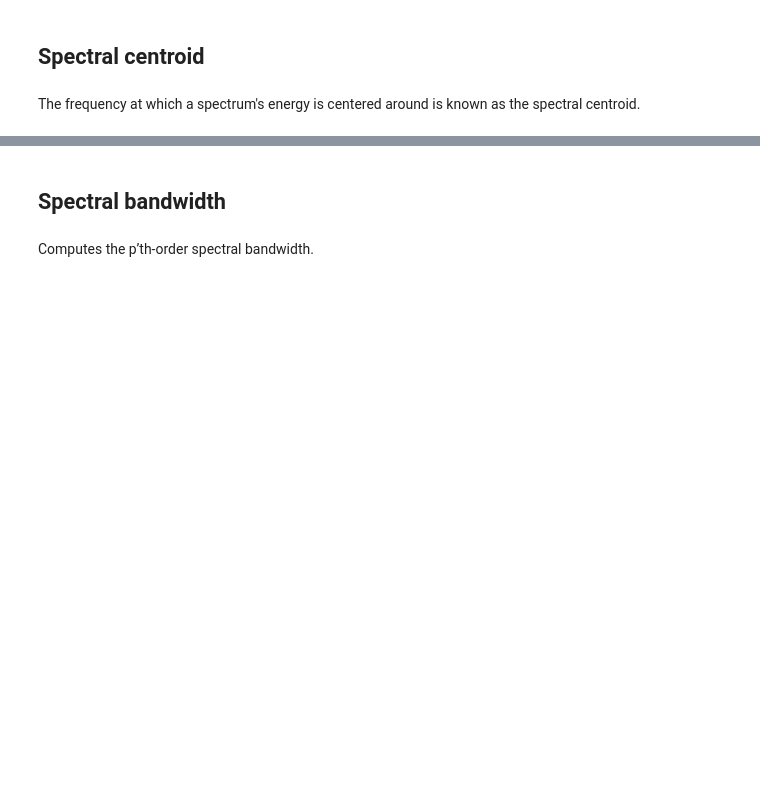
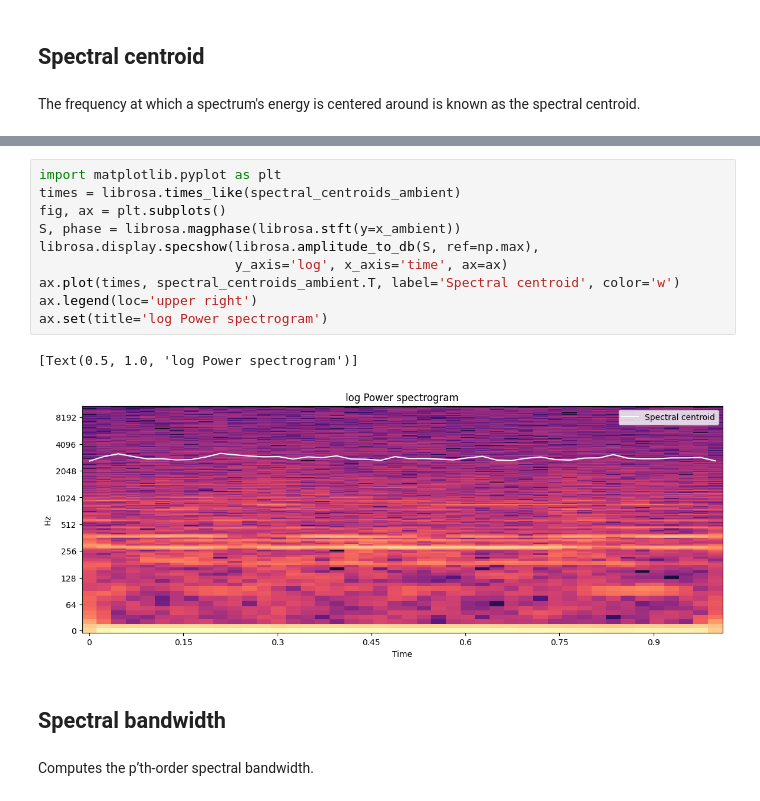
Before and after one commit to larsrass/Music_MEG_Complexity_Matching, a Jupyter notebook: Spectral Feature Extraction.ipynb, the cells around one changed output, grey strips where cells are left out. Drawn from its saved outputs; the diff is of its cells as text; blank space fills up the shorter version.

```diff
--- a/Spectral Feature Extraction.ipynb
+++ b/Spectral Feature Extraction.ipynb
@@ -36,3 +58,16 @@ plt.show()
+# %%
+import matplotlib.pyplot as plt
+times = librosa.times_like(spectral_centroids_ambient)
+fig, ax = plt.subplots()
+S, phase = librosa.magphase(librosa.stft(y=x_ambient))
+librosa.display.specshow(librosa.amplitude_to_db(S, ref=np.max),
+                         y_axis='log', x_axis='time', ax=ax)
+ax.plot(times, spectral_centroids_ambient.T, label='Spectral centroid', color='w')
+ax.legend(loc='upper right')
+ax.set(title='log Power spectrogram')
+# %% [output]
+[Text(0.5, 1.0, 'log Power spectrogram')]
+[figure, added]
 # %% [markdown]
 ## Spectral bandwidth
 # %% [markdown]
```
Also changed, not shown: parts of 22 cells of this notebook, 3 other files.
